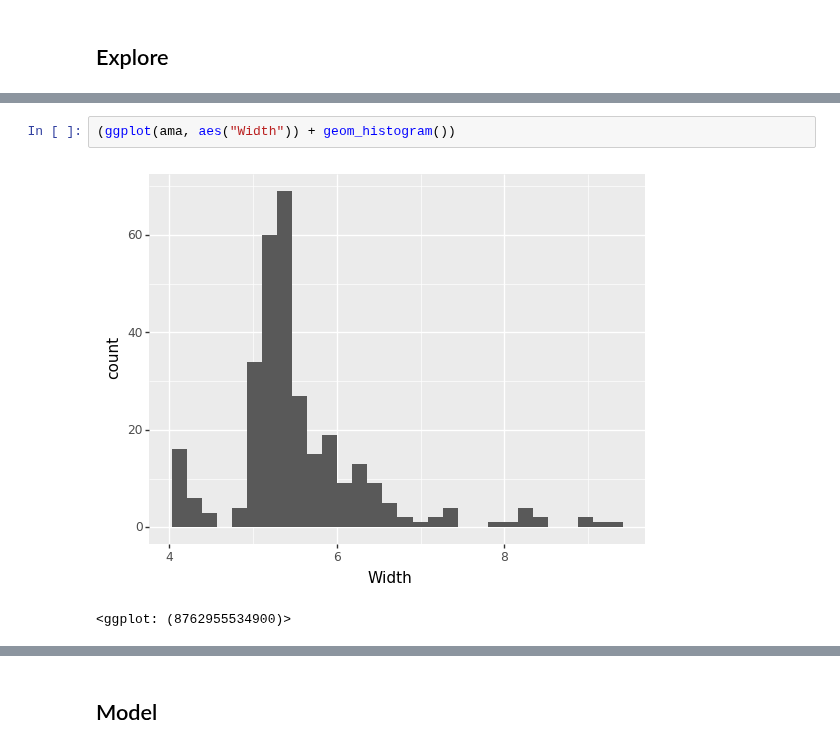
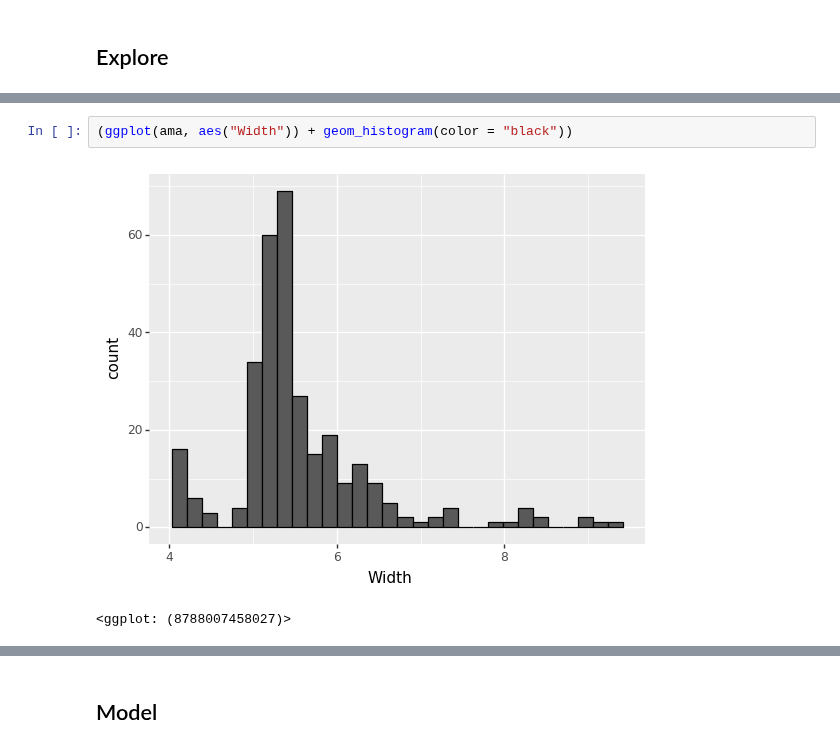
Before and after one commit to chelseaparlett/CPSC392ParlettPelleriti, a Jupyter notebook: InClass/LectureNotebooks/Linear Regression I--Class 6.ipynb, the cells around one changed output, grey strips where cells are left out. Drawn from its saved outputs; the diff is of its cells as text.

```diff
--- a/InClass/LectureNotebooks/Linear Regression I--Class 6.ipynb
+++ b/InClass/LectureNotebooks/Linear Regression I--Class 6.ipynb
@@ -83,6 +83,6 @@ ama = ama.dropna() #drop missing values
 # %%
-(ggplot(ama, aes("Width")) + geom_histogram())
+(ggplot(ama, aes("Width")) + geom_histogram(color = "black"))
 # %% [output]
-[figure, old version]
+[figure, new version]
-<ggplot: (8762955534900)>
+<ggplot: (8788007458027)>
 # %%
```
Also changed, not shown: parts of 24 cells of this notebook, 1 other file.
